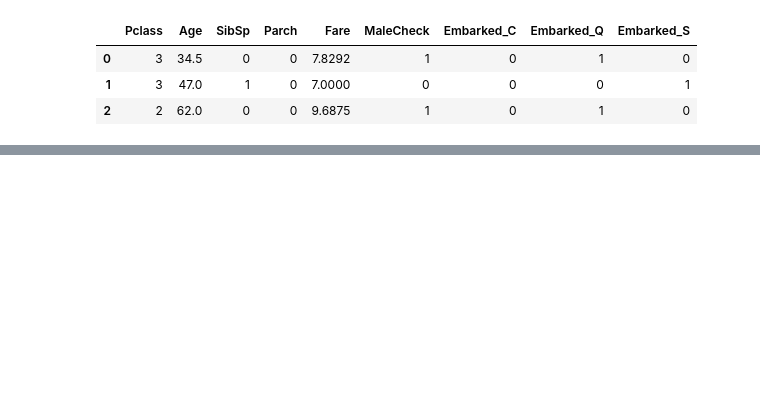
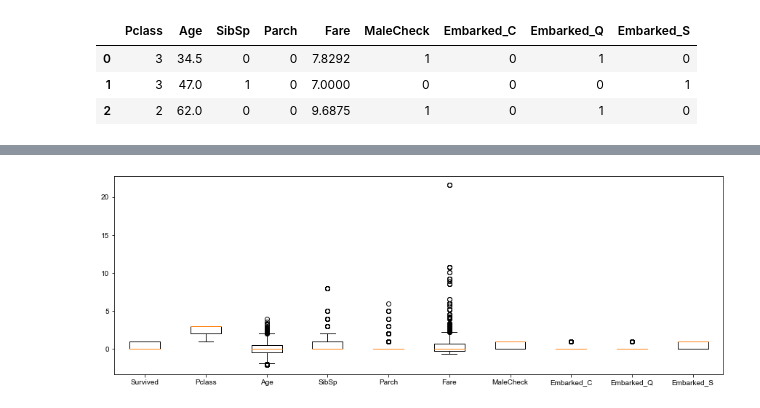
Before and after one commit to alexendrios/dashboard_titanic, a Jupyter notebook: titanic/titanic.ipynb, the cells around one changed output, grey strips where cells are left out. Cells and saved outputs as stored; diff of their text form; code cells hidden in the pictures; blank space fills up the shorter version.

```diff
--- a/titanic/titanic.ipynb
+++ b/titanic/titanic.ipynb
@@ -744,0 +839,6 @@ base_envio.to_csv('resultados4.csv',index=False)
+# %%
+# Criando o scaler
+transformer = RobustScaler().fit(treino[['Age','Fare']])
+
+# Fazendo o transformação dos dados
+treino[['Age','Fare']] = transformer.transform(treino[['Age','Fare']])
@@ -744,0 +849,14 @@ base_envio.to_csv('resultados4.csv',index=False)
+# %%
+# Visualizando novamente os dados
+fig, ax = plt.subplots(figsize=(15, 5))
+
+# Boxplot for the numerical columns (assuming columns 1 to 10 are numerical)
+ax.boxplot(treino.iloc[:, 1:11])
+
+# Set x-axis ticks and labels
+ax.set_xticks(range(1, treino.iloc[:, 1:11].shape[1] + 1))
+ax.set_xticklabels(treino.iloc[:, 1:11].columns)
+
+plt.show()
+# %% [output]
+[figure, added]
```
Also changed, not shown: parts of 135 cells of this notebook, 16 other files.
